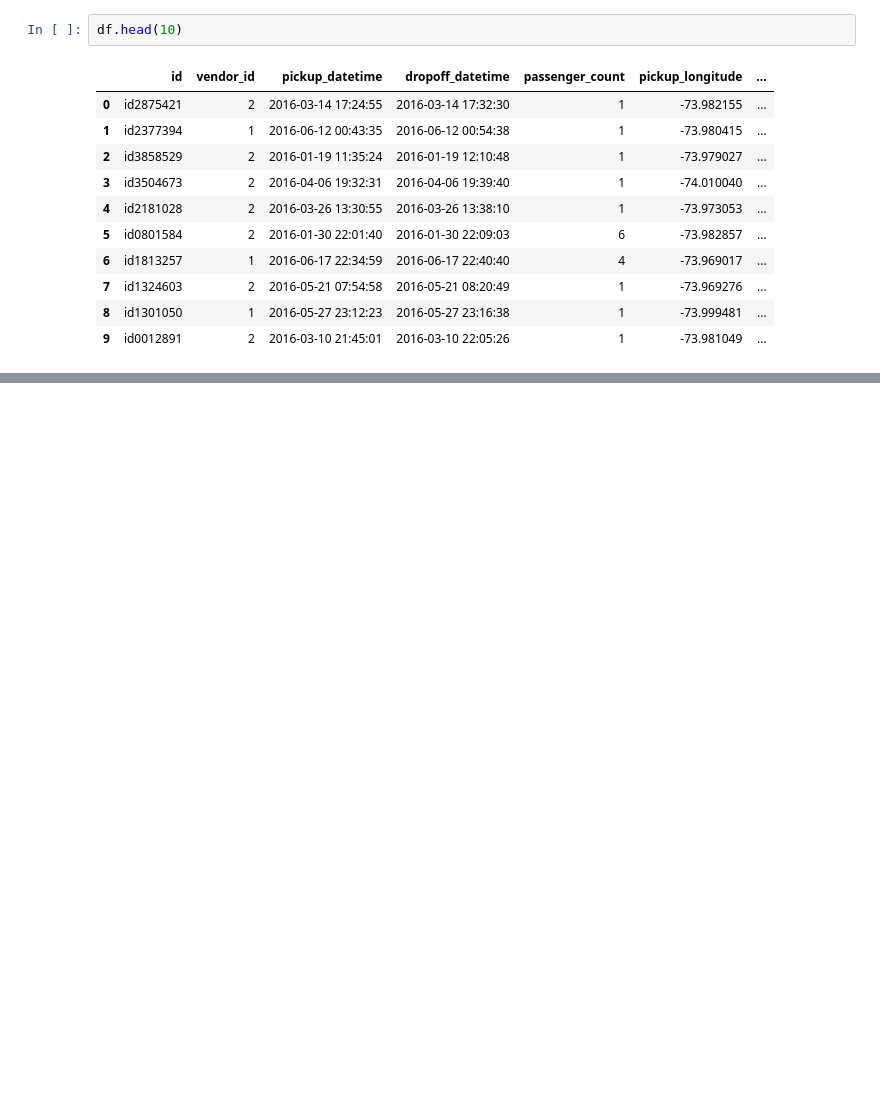
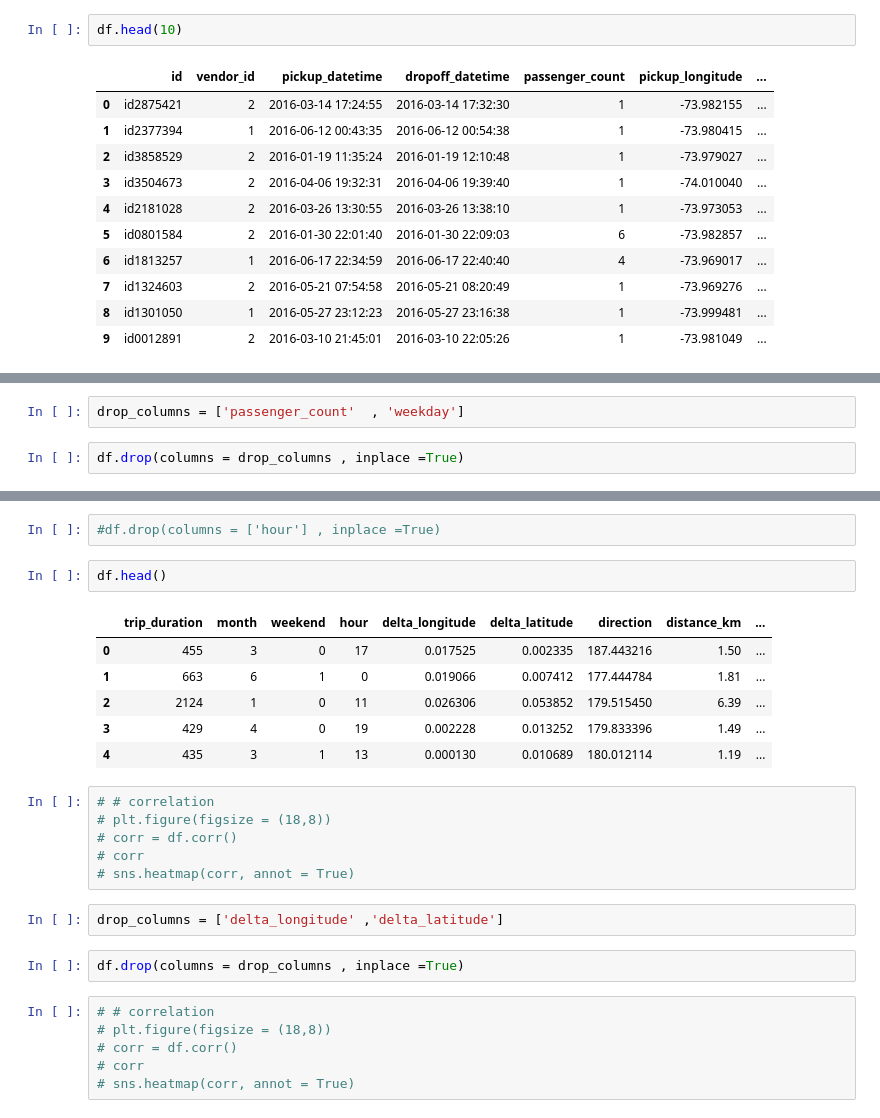
Before and after one commit to GaikwadSandesh/NYC_taxi_prediction, a Jupyter notebook: NYC_taxi_Prediction.ipynb, the cells around one changed output, grey strips where cells are left out. Drawn from its saved outputs; the diff is of its cells as text; blank space fills up the shorter version.

```diff
--- a/NYC_taxi_Prediction.ipynb
+++ b/NYC_taxi_Prediction.ipynb
@@ -30,0 +261,4 @@ df.head(10)
+# %%
+drop_columns = ['passenger_count'  , 'weekday']
+# %%
+df.drop(columns = drop_columns , inplace =True)
@@ -30,0 +301,27 @@ df.head(10)
+# %%
+#df.drop(columns = ['hour'] , inplace =True)
+# %%
+df.head()
+# %% [output]
+|  | trip_duration | month | weekend | hour | delta_longitude | delta_latitude | direction | distance_km | ... |
+| 0 | 455 | 3 | 0 | 17 | 0.017525 | 0.002335 | 187.443216 | 1.50 | ... |
+| 1 | 663 | 6 | 1 | 0 | 0.019066 | 0.007412 | 177.444784 | 1.81 | ... |
+| 2 | 2124 | 1 | 0 | 11 | 0.026306 | 0.053852 | 179.515450 | 6.39 | ... |
+| 3 | 429 | 4 | 0 | 19 | 0.002228 | 0.013252 | 179.833396 | 1.49 | ... |
+| 4 | 435 | 3 | 1 | 13 | 0.000130 | 0.010689 | 180.012114 | 1.19 | ... |
+# %%
+# # correlation
+# plt.figure(figsize = (18,8))
+# corr = df.corr()
+# corr
+# sns.heatmap(corr, annot = True)
+# %%
+drop_columns = ['delta_longitude' ,'delta_latitude']
+# %%
+df.drop(columns = drop_columns , inplace =True)
+# %%
+# # correlation
+# plt.figure(figsize = (18,8))
+# corr = df.corr()
+# corr
+# sns.heatmap(corr, annot = True)
```
Also changed, not shown: parts of 68 cells of this notebook.
